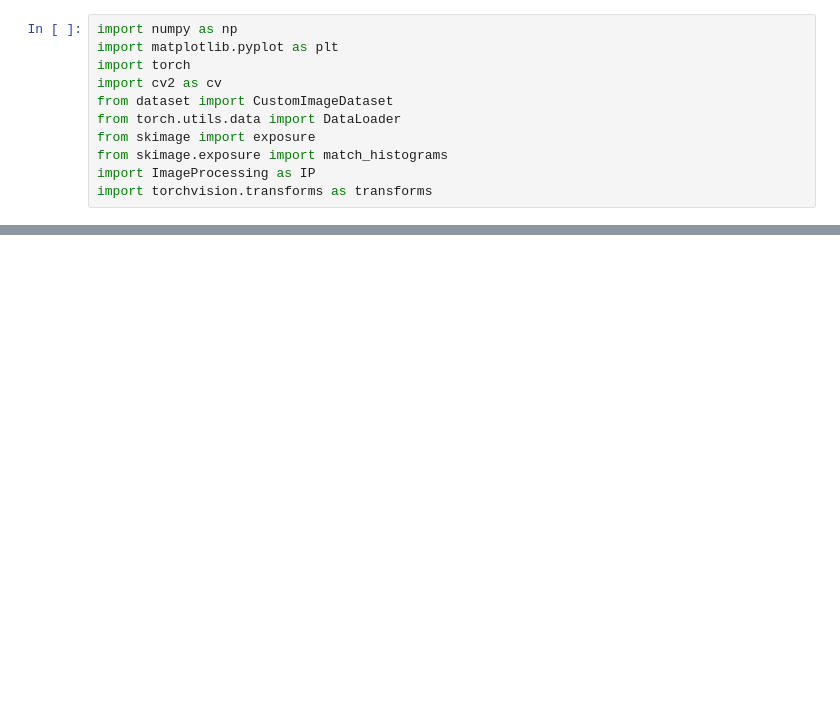
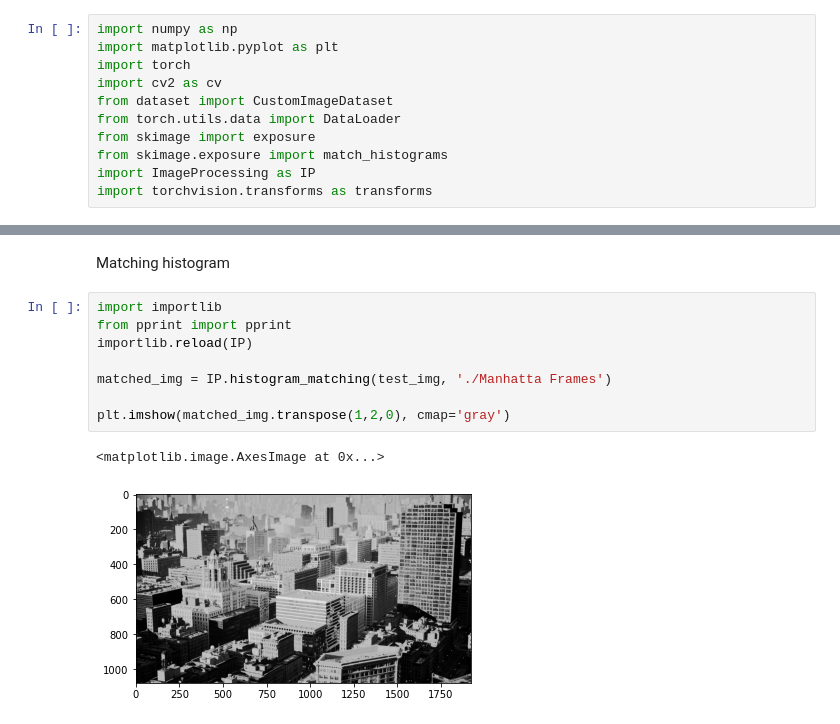
Before and after one commit to VirtualCollaborationResearch/LatentArchive, a Jupyter notebook: main.ipynb, the cells around one changed output, grey strips where cells are left out. Drawn from its saved outputs; the diff is of its cells as text; blank space fills up the shorter version.

```diff
--- a/main.ipynb
+++ b/main.ipynb
@@ -30,0 +41,13 @@ Testing transforming RGB images
+# %% [markdown]
+Matching histogram
+# %%
+import importlib
+from pprint import pprint
+importlib.reload(IP)
+
+matched_img = IP.histogram_matching(test_img, './Manhatta Frames')
+
+plt.imshow(matched_img.transpose(1,2,0), cmap='gray')
+# %% [output]
+<matplotlib.image.AxesImage at 0x...>
+[figure, added]
```
Also changed, not shown: parts of 7 cells of this notebook, 5 other files.
